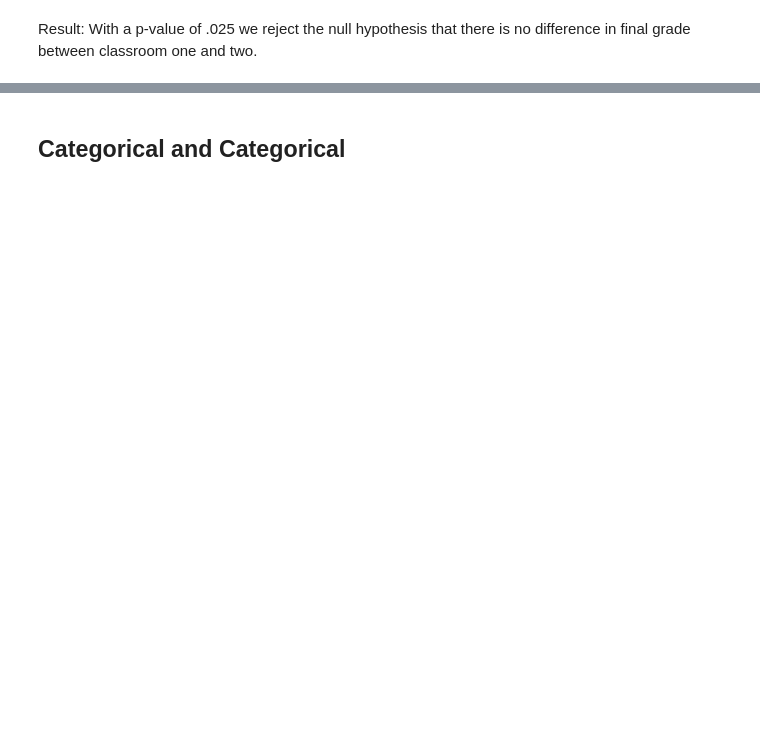
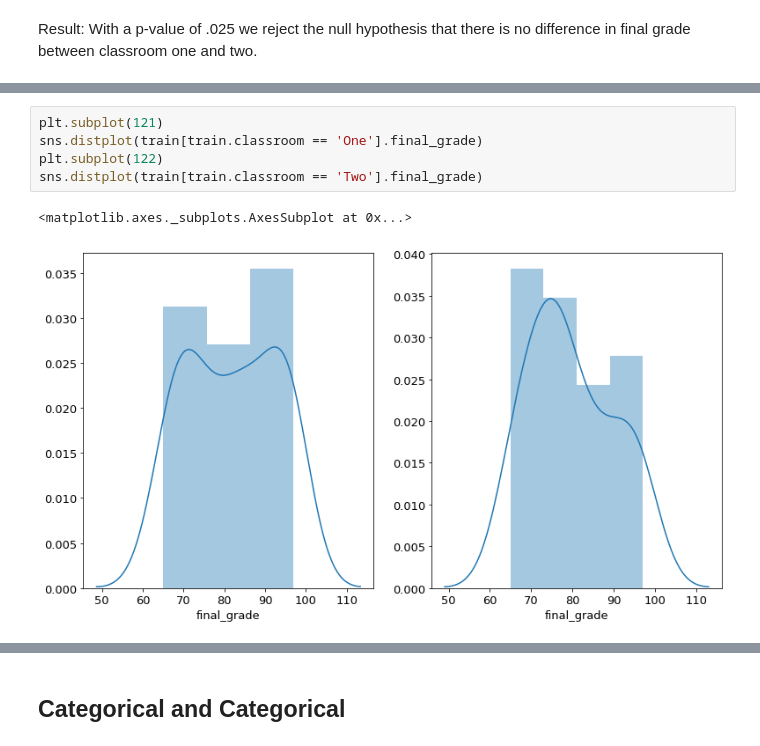
Before and after one commit to Brandon-Martinez27/regression-exercises, a Jupyter notebook: explore_lesson.ipynb, the cells around one changed output, grey strips where cells are left out. Drawn from its saved outputs; the diff is of its cells as text; blank space fills up the shorter version.

```diff
--- a/explore_lesson.ipynb
+++ b/explore_lesson.ipynb
@@ -172,0 +184,8 @@ p-value: P(data due to chance | $H_0$)
+# %%
+plt.subplot(121)
+sns.distplot(train[train.classroom == 'One'].final_grade)
+plt.subplot(122)
+sns.distplot(train[train.classroom == 'Two'].final_grade)
+# %% [output]
+<matplotlib.axes._subplots.AxesSubplot at 0x...>
+[figure, added]
```
Also changed, not shown: parts of 13 cells of this notebook.
